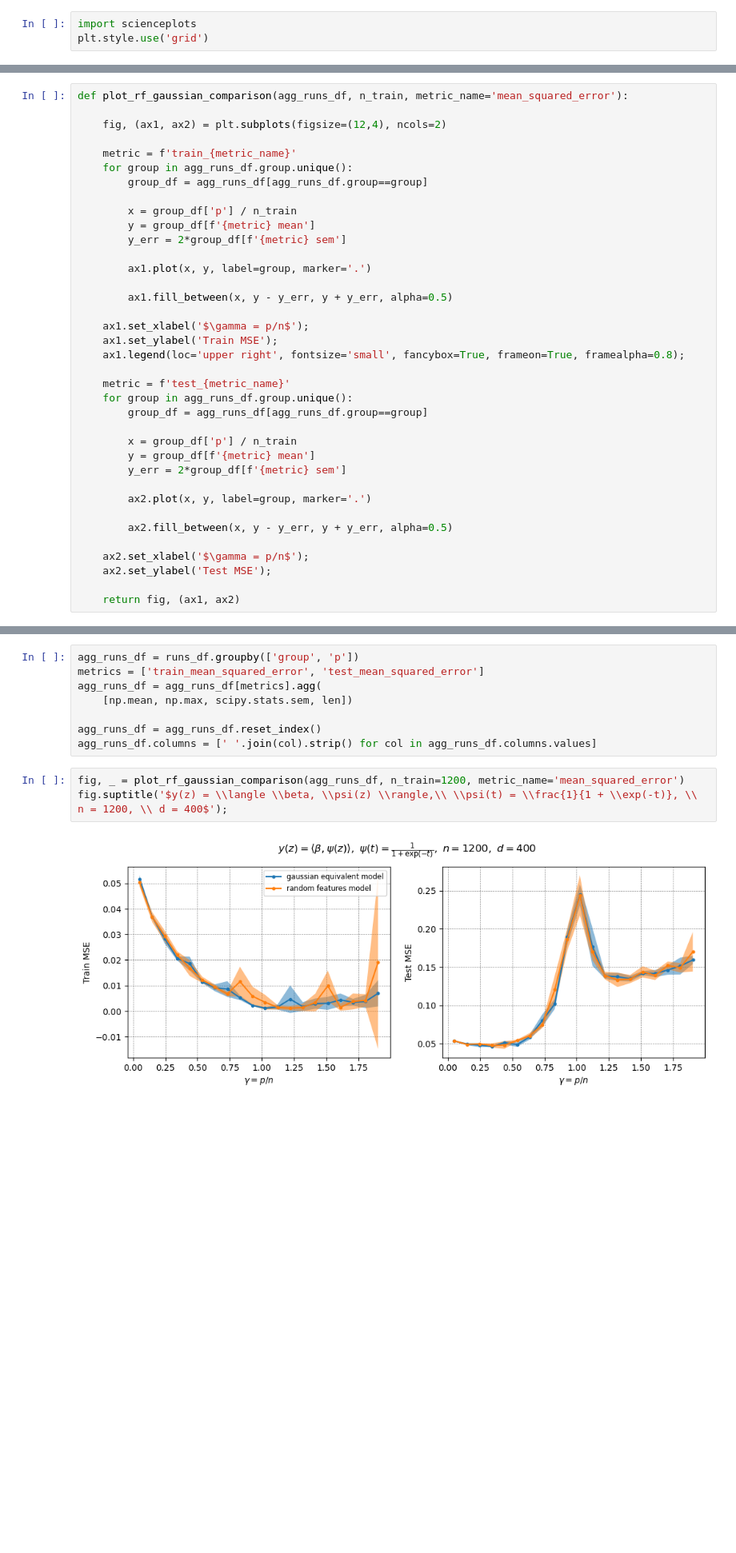
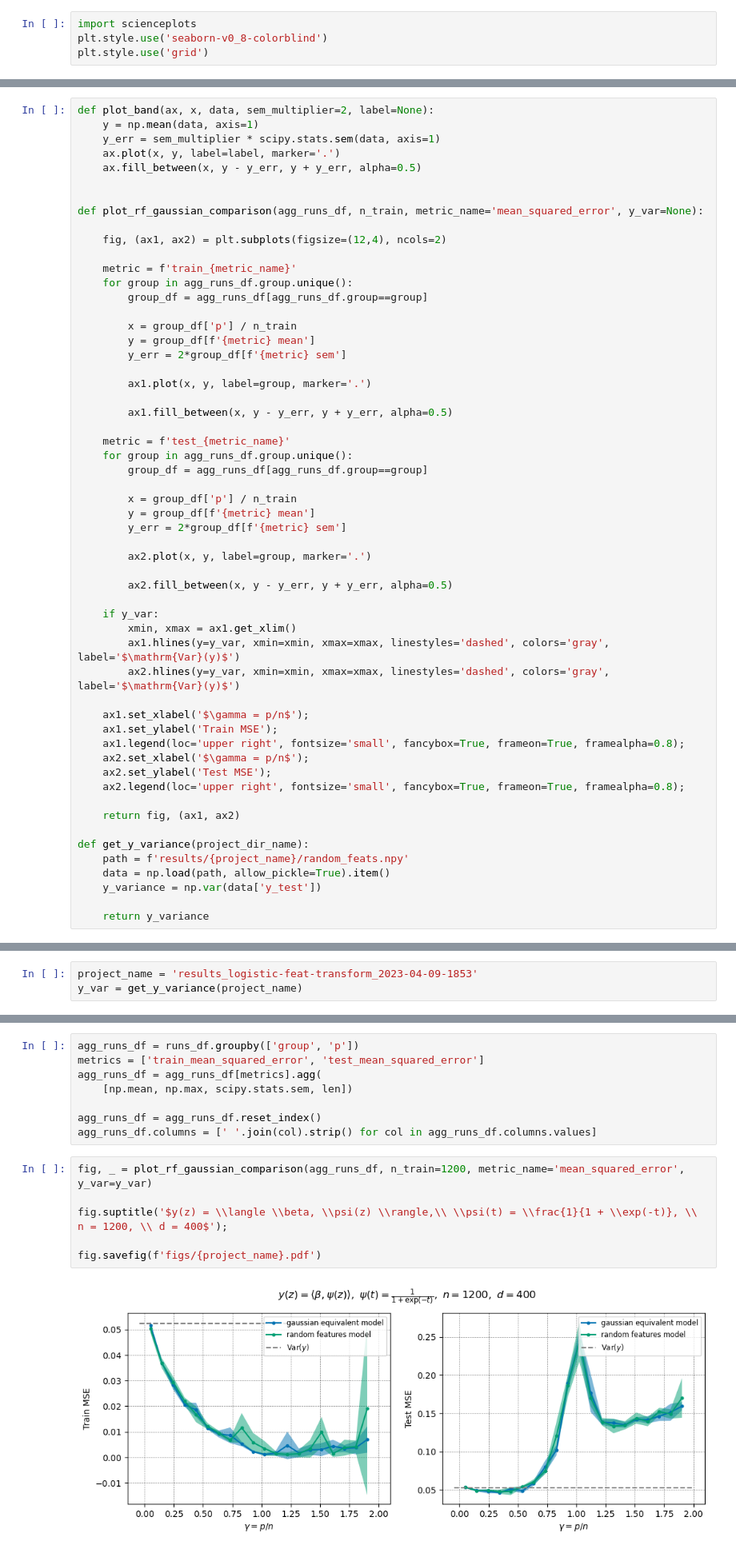
Before and after one commit to Awni00/high-dim-universality-erm, a Jupyter notebook: analyze_experiments.ipynb, the cells around one changed output, grey strips where cells are left out. Shown: that part at 80% size. Saved outputs shown, nothing was run; the diff lists cells and outputs as text; blank space fills up the shorter version.

Commit message:
updated analyze_experiments
added y_var hline
changed to color-blind plotting style
added saving figs

```diff
--- a/analyze_experiments.ipynb
+++ b/analyze_experiments.ipynb
@@ -28,3 +33,4 @@ import utils
 # %%
 import scienceplots
+plt.style.use('seaborn-v0_8-colorblind')
 plt.style.use('grid')
@@ -39,5 +37,12 @@ def plot_band(ax, x, data, sem_multiplier=2, label=None):
 # %%
-def plot_rf_gaussian_comparison(agg_runs_df, n_train, metric_name='mean_squared_error'):
+def plot_band(ax, x, data, sem_multiplier=2, label=None):
+    y = np.mean(data, axis=1)
+    y_err = sem_multiplier * scipy.stats.sem(data, axis=1)
+    ax.plot(x, y, label=label, marker='.')
+    ax.fill_between(x, y - y_err, y + y_err, alpha=0.5)
+
+
+def plot_rf_gaussian_comparison(agg_runs_df, n_train, metric_name='mean_squared_error', y_var=None):
 
     fig, (ax1, ax2) = plt.subplots(figsize=(12,4), ncols=2)
 
@@ -53,10 +58,6 @@ def plot_rf_gaussian_comparison(agg_runs_df, n_train, metric_name='mean_squared_
 
         ax1.fill_between(x, y - y_err, y + y_err, alpha=0.5)
 
-    ax1.set_xlabel('$\gamma = p/n$');
-    ax1.set_ylabel('Train MSE');
-    ax1.legend(loc='upper right', fontsize='small', fancybox=True, frameon=True, framealpha=0.8);
-
     metric = f'test_{metric_name}'
     for group in agg_runs_df.group.unique():
         group_df = agg_runs_df[agg_runs_df.group==group]
@@ -69,10 +70,26 @@ def plot_rf_gaussian_comparison(agg_runs_df, n_train, metric_name='mean_squared_
 
         ax2.fill_between(x, y - y_err, y + y_err, alpha=0.5)
 
+    if y_var:
+        xmin, xmax = ax1.get_xlim()
+        ax1.hlines(y=y_var, xmin=xmin, xmax=xmax, linestyles='dashed', colors='gray', label='$\mathrm{Var}(y)$')
+        ax2.hlines(y=y_var, xmin=xmin, xmax=xmax, linestyles='dashed', colors='gray', label='$\mathrm{Var}(y)$')
+
+    ax1.set_xlabel('$\gamma = p/n$');
+    ax1.set_ylabel('Train MSE');
+    ax1.legend(loc='upper right', fontsize='small', fancybox=True, frameon=True, framealpha=0.8);
     ax2.set_xlabel('$\gamma = p/n$');
     ax2.set_ylabel('Test MSE');
+    ax2.legend(loc='upper right', fontsize='small', fancybox=True, frameon=True, framealpha=0.8);
 
     return fig, (ax1, ax2)
+
+def get_y_variance(project_dir_name):
+    path = f'results/{project_name}/random_feats.npy'
+    data = np.load(path, allow_pickle=True).item()
+    y_variance = np.var(data['y_test'])
+
+    return y_variance
 # %% [markdown]
 ## Experiment: Numerical Example from [Hu & Lu '22]
 
@@ -143,6 +160,9 @@ fig.suptitle('$y(z) = \\psi\\left(\\langle \\beta, z \\rangle\\right),\\ \\psi(t
 $$y = \langle \beta, \psi(z) \rangle, \ \psi(t) = \frac{1}{1 + \exp(-t)}, \ z_i \sim \mathcal{N}(0, I_d),\ \beta \sim \text{Uniform}(\mathbb{S}^{d-1})$$
 
 $$n = 1200, \ d= 400, \gamma \in [0.05, 2], \phi_{RF} = \text{relu},\ \ell(x,y) = (x-y)^2$$
+# %%
+project_name = 'results_logistic-feat-transform_2023-04-09-1853'
+y_var = get_y_variance(project_name)
 # %%
 runs_df = utils.get_wandb_project_table(project_name='universality-erm-logistic-feat-transform', entity='Awni00',
     attr_cols=('name',), config_cols='all', summary_cols='all')
@@ -155,10 +175,13 @@ agg_runs_df = agg_runs_df[metrics].agg(
 agg_runs_df = agg_runs_df.reset_index()
 agg_runs_df.columns = [' '.join(col).strip() for col in agg_runs_df.columns.values]
 # %%
-fig, _ = plot_rf_gaussian_comparison(agg_runs_df, n_train=1200, metric_name='mean_squared_error')
+fig, _ = plot_rf_gaussian_comparison(agg_runs_df, n_train=1200, metric_name='mean_squared_error', y_var=y_var)
+
 fig.suptitle('$y(z) = \\langle \\beta, \\psi(z) \\rangle,\\ \\psi(t) = \\frac{1}{1 + \\exp(-t)}, \\ n = 1200, \\ d = 400$');
+
+fig.savefig(f'figs/{project_name}.pdf')
 # %% [output]
-[figure, old version]
+[figure, new version]
 # %% [markdown]
 ## Experiment: $\psi: x \mapsto x^2$ Feature Transformation
 
```
Also changed, not shown: parts of 16 cells of this notebook.
